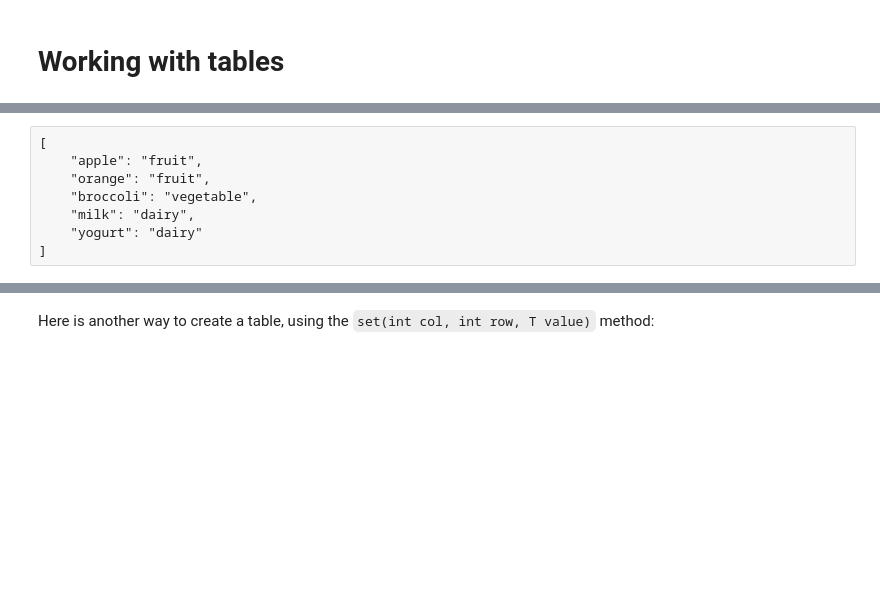
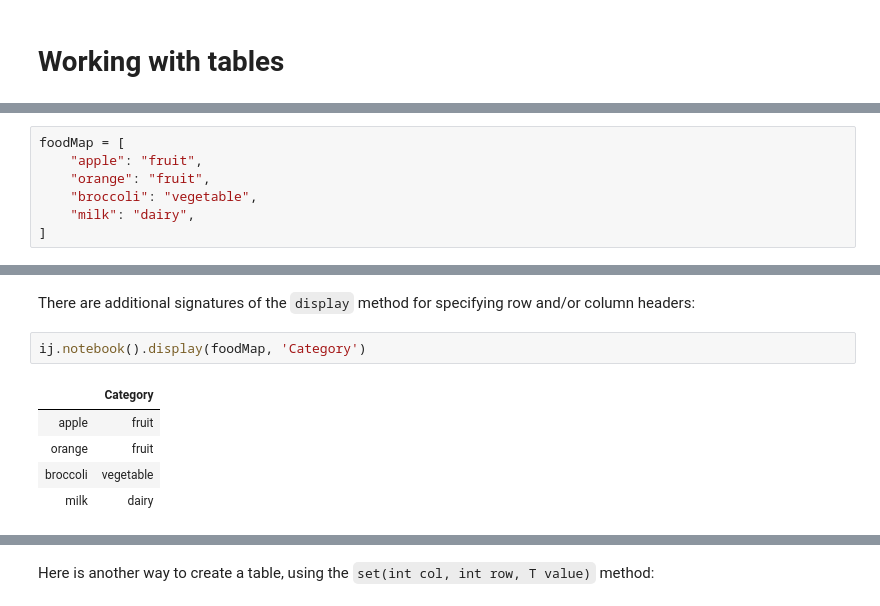
Before and after one commit to imagej/tutorials, a Jupyter notebook: notebooks/1_-_Using_ImageJ/4_-_Working_with_tables.ipynb, the cells around one changed output, grey strips where cells are left out. Drawn from its saved outputs; the diff is of its cells as text; blank space fills up the shorter version.

```diff
--- a/notebooks/1_-_Using_ImageJ/4_-_Working_with_tables.ipynb
+++ b/notebooks/1_-_Using_ImageJ/4_-_Working_with_tables.ipynb
@@ -21,9 +30,8 @@ Before we dive into creating ImageJ `Table` objects, it is helpful to know about
 # %%
-[
+foodMap = [
     "apple": "fruit",
     "orange": "fruit",
     "broccoli": "vegetable",
     "milk": "dairy",
-    "yogurt": "dairy"
 ]
 # %% [output]
@@ -60,0 +108,10 @@ To illustrate this structure, here is an example which creates a small ImageJ ta
+# %% [markdown]
+There are additional signatures of the `display` method for specifying row and/or column headers:
+# %%
+ij.notebook().display(foodMap, 'Category')
+# %% [output]
+|  | Category |
+| apple | fruit |
+| orange | fruit |
+| broccoli | vegetable |
+| milk | dairy |
```
Also changed, not shown: parts of 37 cells of this notebook, 18 other files.
